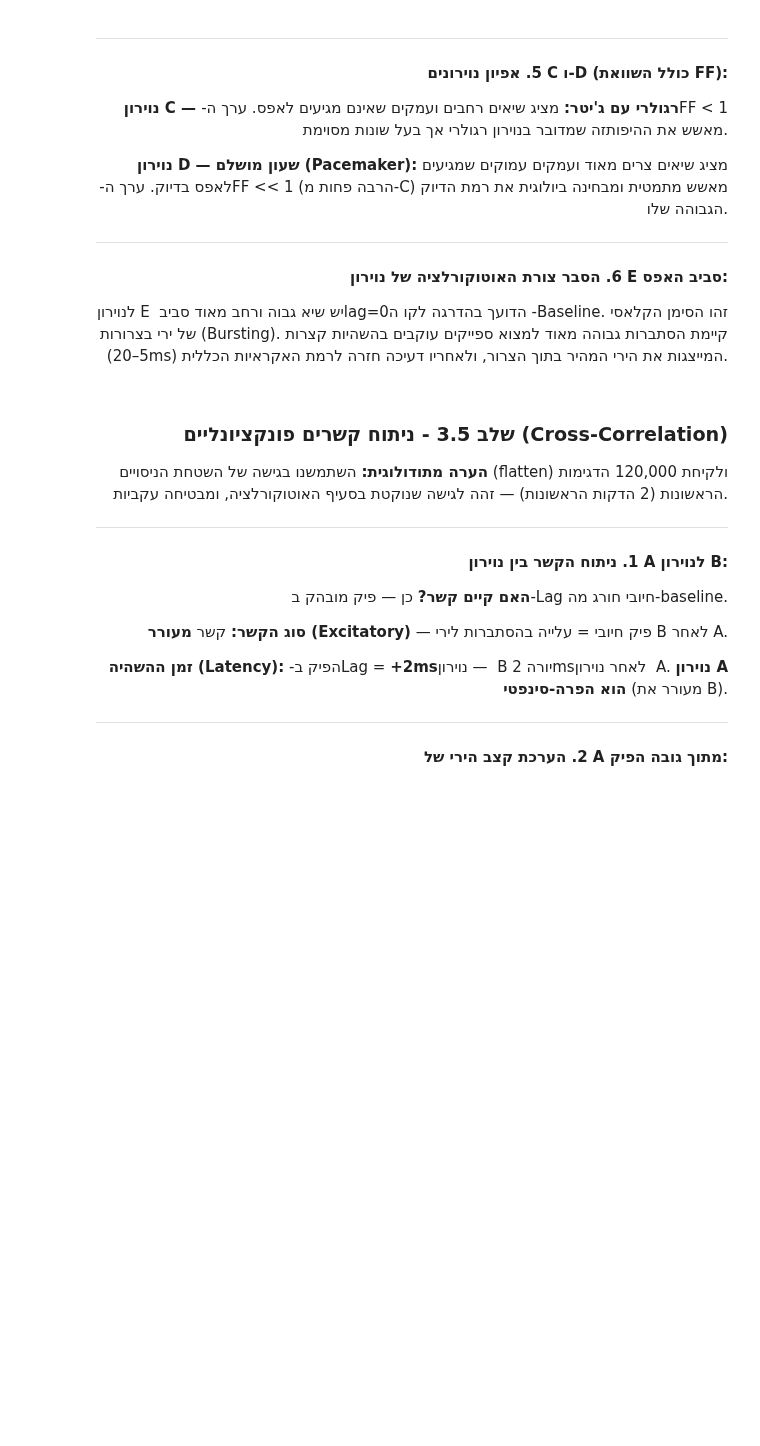
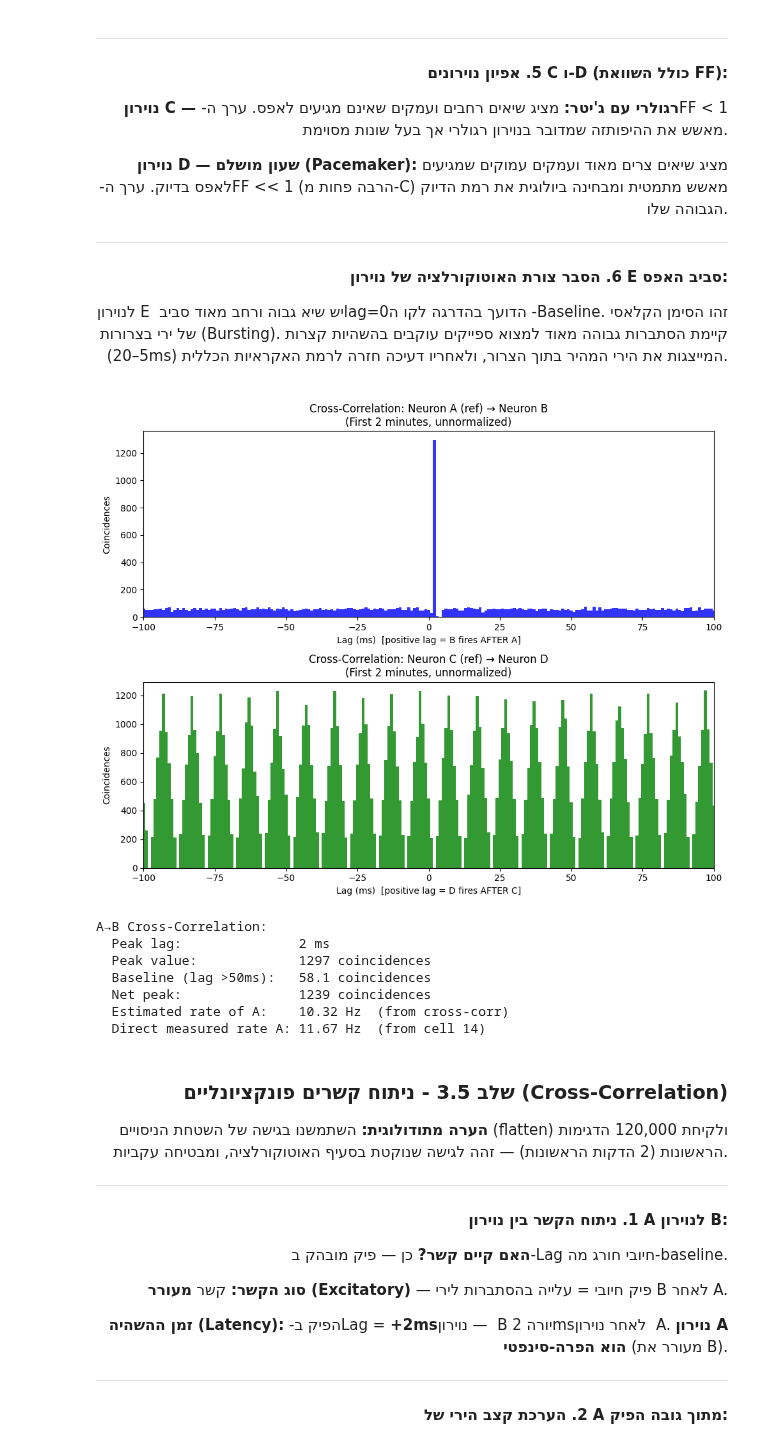
Before and after one commit to Royc4515/Project1_SignalProcessing, a Jupyter notebook: Project1_SignalProcessing.ipynb, the cells around one changed output. Cells and saved outputs as stored; diff of their text form; code cells hidden in the pictures; blank space fills up the shorter version.

```diff
--- a/Project1_SignalProcessing.ipynb
+++ b/Project1_SignalProcessing.ipynb
@@ -843,6 +933,24 @@ $$\text{Expected Coincidences} = (\text{mean\_rate})^2 \times N_{\text{samples}}
 
 </div>
 # %%
+import numpy as np
+import pandas as pd
+import matplotlib.pyplot as plt
+
+# 1. טעינת הנתונים
+df_spikes = pd.read_csv('spike_trains.csv', index_col=0)
+
+# 2. פונקציה לחילוץ נתונים עבור נוירון ספציפי
+def get_neuron_data(df, neuron_letter):
+    neuron_rows = df[df.index.str.endswith(f'_{neuron_letter}')]
+    return neuron_rows.values
+
+# חילוץ הנתונים לנוירונים A, B, C, D
+neuron_A = get_neuron_data(df_spikes, 'A')
+neuron_B = get_neuron_data(df_spikes, 'B')
+neuron_C = get_neuron_data(df_spikes, 'C')
+neuron_D = get_neuron_data(df_spikes, 'D')
+
 def calc_cross_corr_flat(ref_flat, target_flat, max_lag=100):
     """
     מחשב קורלציה צולבת על אות רציף מוחשב (flattened).
@@ -883,33 +991,42 @@ axes[0].set_title('Cross-Correlation: Neuron A (ref) → Neuron B\n(First 2 minu
 axes[0].set_xlabel('Lag (ms)  [positive lag = B fires AFTER A]')
 axes[0].set_ylabel('Coincidences')
 axes[0].set_xlim(-max_lag, max_lag)
 
 axes[1].bar(lags_CD, cc_CD, width=1, color='green', alpha=0.8)
 axes[1].set_title('Cross-Correlation: Neuron C (ref) → Neuron D\n(First 2 minutes, unnormalized)')
 axes[1].set_xlabel('Lag (ms)  [positive lag = D fires AFTER C]')
 axes[1].set_ylabel('Coincidences')
 axes[1].set_xlim(-max_lag, max_lag)
 
 plt.tight_layout()
 plt.show()
 
 # --- הדפסת מידע לניתוח ---
 peak_lag_AB  = lags_AB[np.argmax(cc_AB)]
 peak_val_AB  = np.max(cc_AB)
 baseline_AB  = np.mean(cc_AB[np.abs(lags_AB) > 50])
 net_peak_AB  = peak_val_AB - baseline_AB
 recording_sec = N_cc / 1000.0
 estimated_rate_A = net_peak_AB / recording_sec
 
 print(f"A→B Cross-Correlation:")
 print(f"  Peak lag:               {peak_lag_AB} ms")
 print(f"  Peak value:             {peak_val_AB:.0f} coincidences")
 print(f"  Baseline (lag >50ms):   {baseline_AB:.1f} coincidences")
 print(f"  Net peak:               {net_peak_AB:.0f} coincidences")
 print(f"  Estimated rate of A:    {estimated_rate_A:.2f} Hz  (from cross-corr)")
 mfr_A = neuron_results.get('A', (None, None))[0] if 'neuron_results' in dir() else None
 if mfr_A:
     print(f"  Direct measured rate A: {mfr_A:.2f} Hz  (from cell 14)")
+# %% [output]
+[figure, added]
+A→B Cross-Correlation:
+  Peak lag:               2 ms
+  Peak value:             1297 coincidences
+  Baseline (lag >50ms):   58.1 coincidences
+  Net peak:               1239 coincidences
+  Estimated rate of A:    10.32 Hz  (from cross-corr)
+  Direct measured rate A: 11.67 Hz  (from cell 14)
 # %% [markdown]
 <div dir="rtl" style="text-align: right;">
 
```
Also changed, not shown: parts of 15 cells of this notebook.
